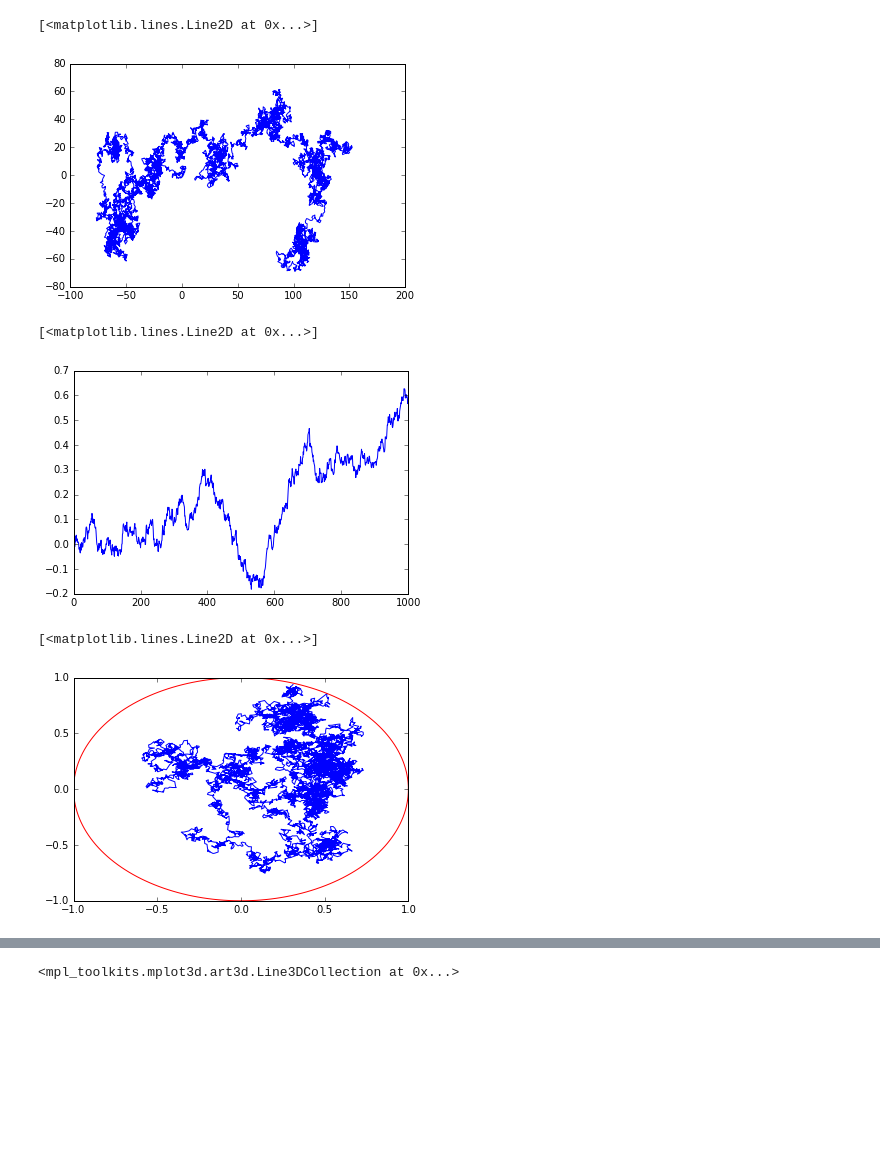
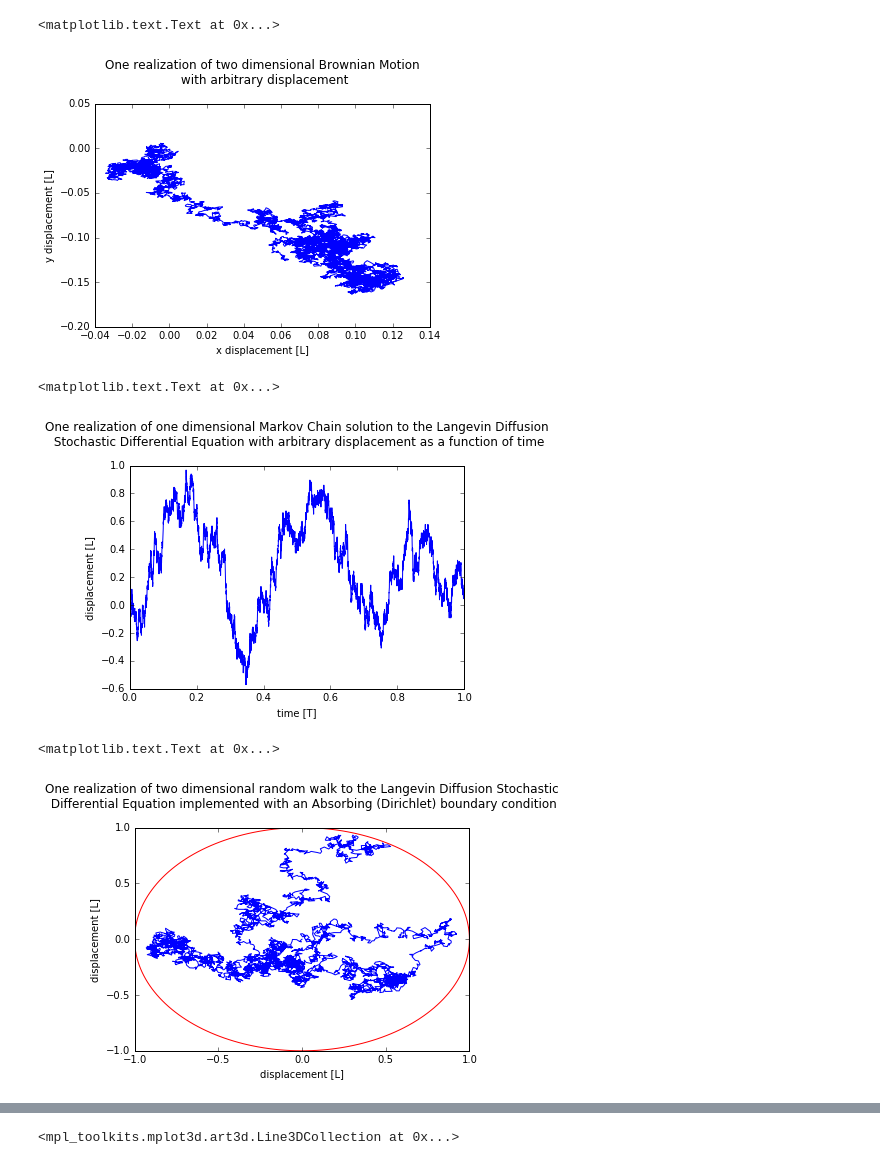
Before and after one commit to nishalad95/Langevin-MC-Markov-Model, a Jupyter notebook: Langevin Monte Carlo Test.ipynb, the cells around one changed output, grey strips where cells are left out. Saved outputs shown, nothing was run; the diff lists cells and outputs as text; code cells hidden in the pictures; blank space fills up the shorter version.

```diff
--- a/Langevin Monte Carlo Test.ipynb
+++ b/Langevin Monte Carlo Test.ipynb
@@ -31,0 +24,11 @@ plt.plot(time, x_dis)
+# %%
+# 1D Brownian Motion
+time = np.linspace(0, 1, 10000) #arbitrary time
+x_dis = oneDBrownian(len(time))
+#fig = plt.figure(figsize=(14, 8))
+plt.plot(time, x_dis)
+plt.title("One realization of one dimensional Brownian Motion\n with"
+          " arbitrary displacement as a function of time\n")
+plt.xlabel("time [T]")
+plt.ylabel("displacement [L]")
+#plt.savefig('1D BM.png', bbox_inches='tight')
@@ -42,19 +48,24 @@ def twoDBrownian(size):
     normDis : array
               displacement in x
     """
-    normDisX = np.random.normal(0, 1, size)
-    normDisY = np.random.normal(0, 1, size)
+    normDisX = np.random.normal(0, 0.001, size)
+    normDisY = np.random.normal(0, 0.001, size)
     normDisX = np.cumsum(normDisX)
     normDisY = np.cumsum(normDisY)
     return normDisX, normDisY
 # %%
 # 2d brownian
 xDis, yDis = twoDBrownian(len(time))
-#fig = plt.figure(figsize=(8, 5))
+#fig = plt.figure(figsize=(14, 8))
 plt.plot(xDis, yDis)
+plt.title("One realization of two dimensional Brownian Motion\n with"
+          " arbitrary displacement\n")
+plt.xlabel("x displacement [L]")
+plt.ylabel("y displacement [L]")
+#plt.savefig('2D BM.png', bbox_inches='tight')
 # %% [output]
-[<matplotlib.lines.Line2D at 0x...>]
+<matplotlib.text.Text at 0x...>
-[figure, old version]
+[figure, new version]
 # %%
 def LangevinDiffusion1D(xk, df, h=0.0001):
     """ Langevin Monte Carlo Iterative Method, to solve the
@@ -99,12 +110,18 @@ def MarkovChain1D(xk, num, df):
 # %%
 f = lambda xk: xk**2
 df = lambda xk: 2.0*xk
-displacement = MarkovChain1D(0, 1000, df)
-time = np.arange(0, 1000, 1) #length time increment?
+displacement = MarkovChain1D(0, 10000, df)
+#fig = plt.figure(figsize=(14, 8))
+time = np.linspace(0, 1, 10000) #arbitrary time
 plt.plot(time, displacement)
+plt.title("One realization of one dimensional Markov Chain solution to the Langevin Diffusion\n"
+          " Stochastic Differential Equation with arbitrary displacement as a function of time\n")
+plt.xlabel("time [T]")
+plt.ylabel("displacement [L]")
+#plt.savefig('Langevin 1D.png', bbox_inches='tight')
 # %% [output]
-[<matplotlib.lines.Line2D at 0x...>]
+<matplotlib.text.Text at 0x...>
-[figure, old version]
+[figure, new version]
 # %%
 def LangevinDiffusion2D(xk, df, h=0.0001):
     """ Langevin Monte Carlo Iterative Method, to solve the
@@ -168,6 +185,7 @@ df_x1 = lambda x1, x2: 2.0*x1/(1 - x1**2 - x2**2)
 df_x2 = lambda x1, x2: 2.0*x2/(1 - x1**2 - x2**2)
 df = np.array([df_x1, df_x2])
 
+#fig = plt.figure(figsize=(8, 8))
 initPos = np.array([0,0])
 disX, disY = MarkovChain2D(initPos, 10000, df)
 plt.plot(disX, disY)
@@ -177,9 +195,14 @@ u = np.mgrid[0:2*np.pi:200j]
 x=np.cos(u)
 y=np.sin(u)
 plt.plot(x, y, color="r")
+plt.title("One realization of two dimensional random walk to the Langevin Diffusion Stochastic\n"
+          " Differential Equation implemented with an Absorbing (Dirichlet) boundary condition\n")
+plt.xlabel("displacement [L]")
+plt.ylabel("displacement [L]")
+#plt.savefig('Langevin 2D Absorbing boundary.png', bbox_inches='tight')
 # %% [output]
-[<matplotlib.lines.Line2D at 0x...>]
+<matplotlib.text.Text at 0x...>
-[figure, old version]
+[figure, new version]
 # %%
 # Reflecting ball boundary and 2d langevin equation
 f = lambda x1, x2: -1.0*np.log(1 - x1**2 - x2**2)
```
Also changed, not shown: parts of 5 cells of this notebook.
